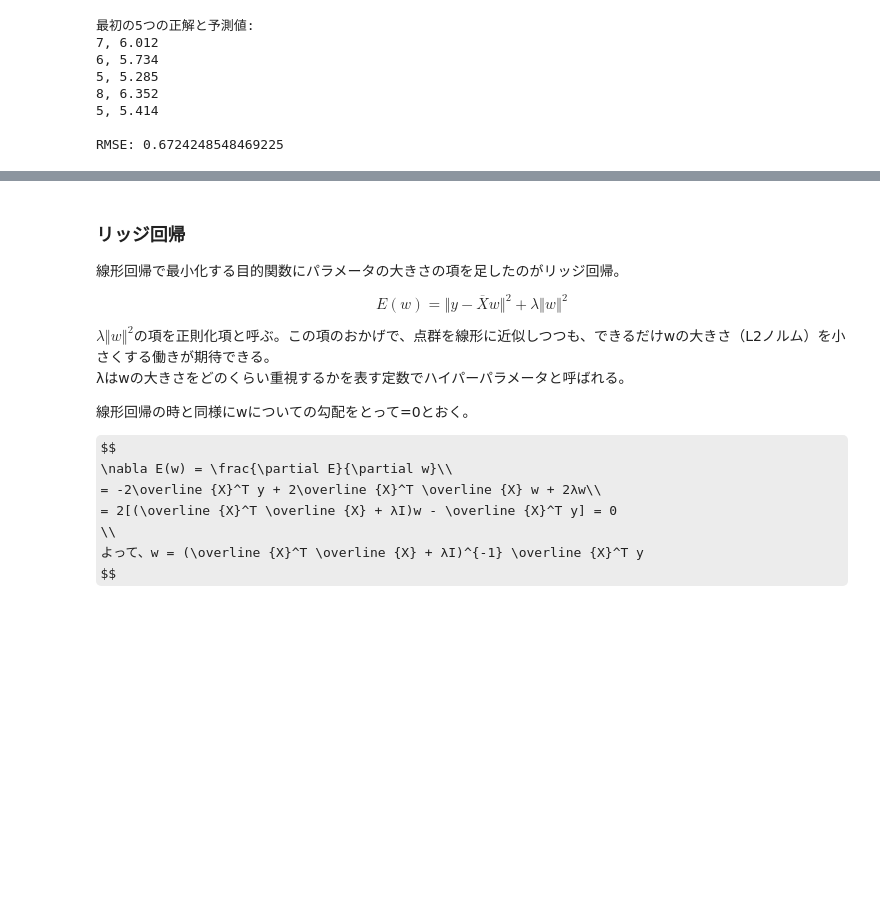
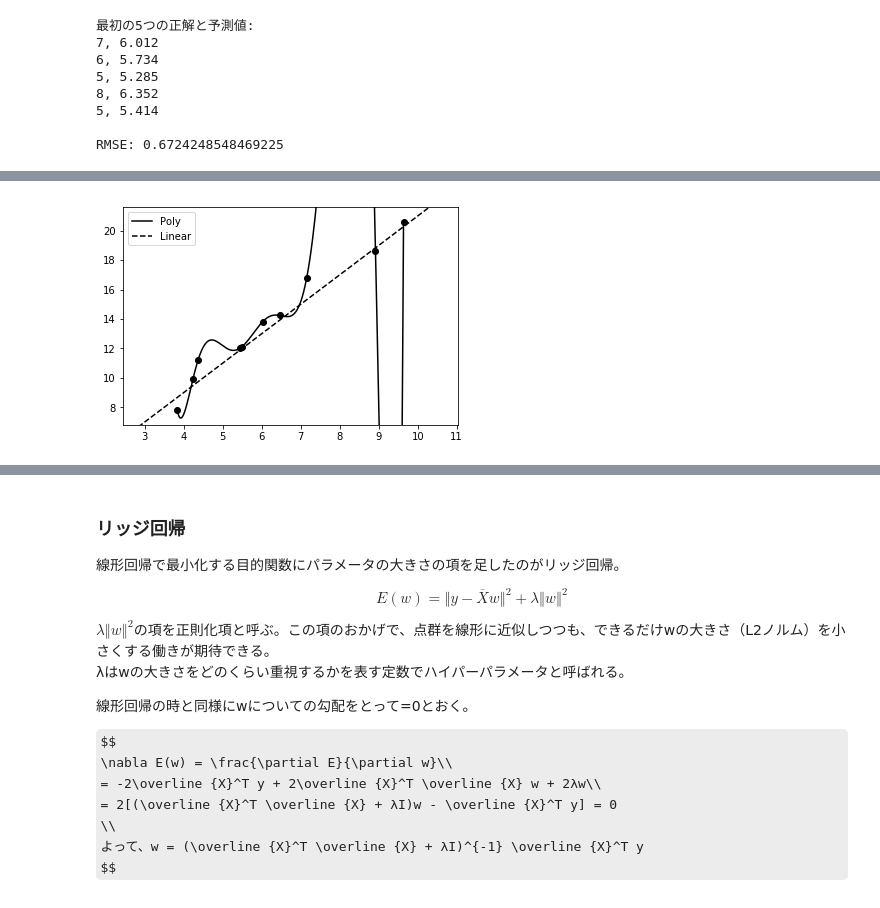
Before and after one commit to ikki02/Python, a Jupyter notebook: DataScience/DataScience_theory1.ipynb, the cells around one changed output, grey strips where cells are left out. Drawn from its saved outputs; the diff is of its cells as text; code cells hidden in the pictures; some formulas as TeX source; blank space fills up the shorter version.

Commit message:
feat: polyreg added

```diff
--- a/DataScience/DataScience_theory1.ipynb
+++ b/DataScience/DataScience_theory1.ipynb
@@ -267,0 +308,41 @@ RMSE: 0.6724248548469225
+# %%
+# 多項式回帰の実装。
+# ここでは過学習にも注意。確かに全ての真の値について、線形回帰よりよく当てはまっているようにみえるが、x=8のときなど相当いびつな予想をしていることが分かる。
+#import polyreg
+#import linearreg
+import numpy as np
+import matplotlib.pyplot as plt
+
+# データ生成（予測されるべき真の値）
+np.random.seed(0)
+
+
+def f(x):
+    return 1 + 2 * x
+
+
+x = np.random.random(10) * 10
+y = f(x) + np.random.randn(10)
+
+# 多項式回帰
+model = PolynomialRegression(10)
+model.fit(x, y)
+
+plt.scatter(x, y, color="k")
+plt.ylim([y.min() - 1, y.max() + 1])
+xx = np.linspace(x.min(), x.max(), 300)
+yy = np.array([model.predict(u) for u in xx])
+plt.plot(xx, yy, color="k", label="Poly")
+
+# 線形回帰
+model = LinearRegression()
+model.fit(x, y)
+b, a = model.w_
+x1 = x.min() - 1
+x2 = x.max() + 1
+plt.plot([x1, x2], [f(x1), f(x2)], color="k", linestyle="dashed", label="Linear")
+
+plt.legend()
+plt.show()
+# %% [output]
+[figure, added]
```
Also changed, not shown: parts of 5 cells of this notebook.
